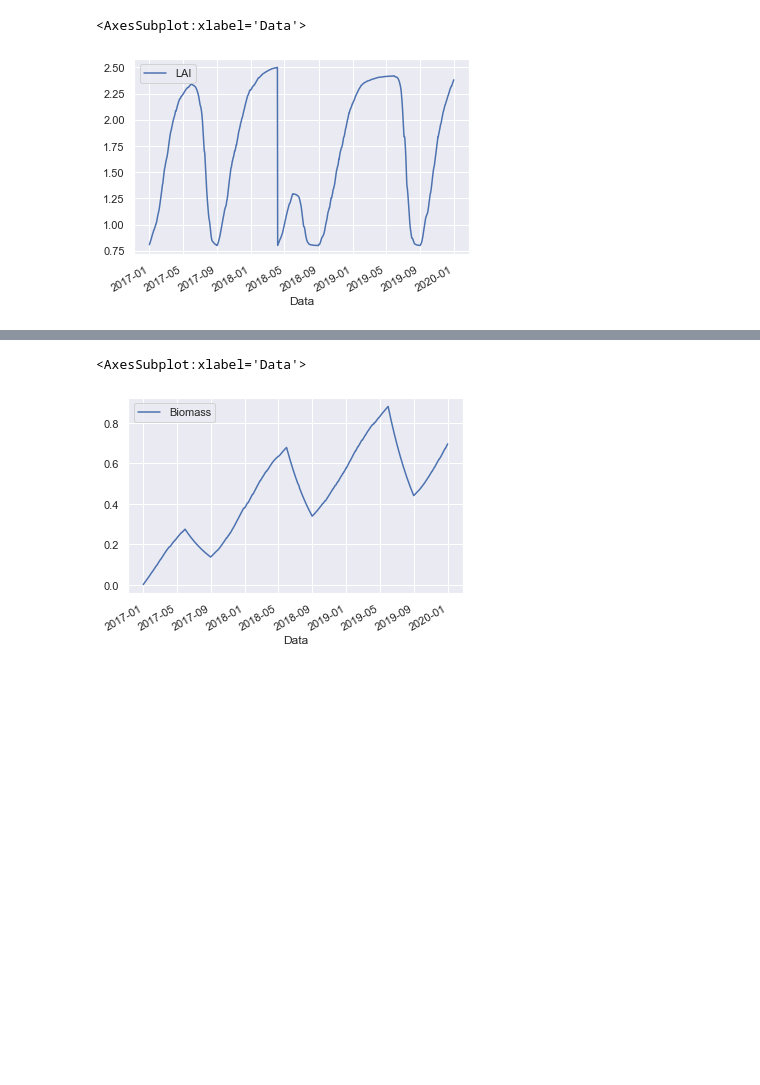
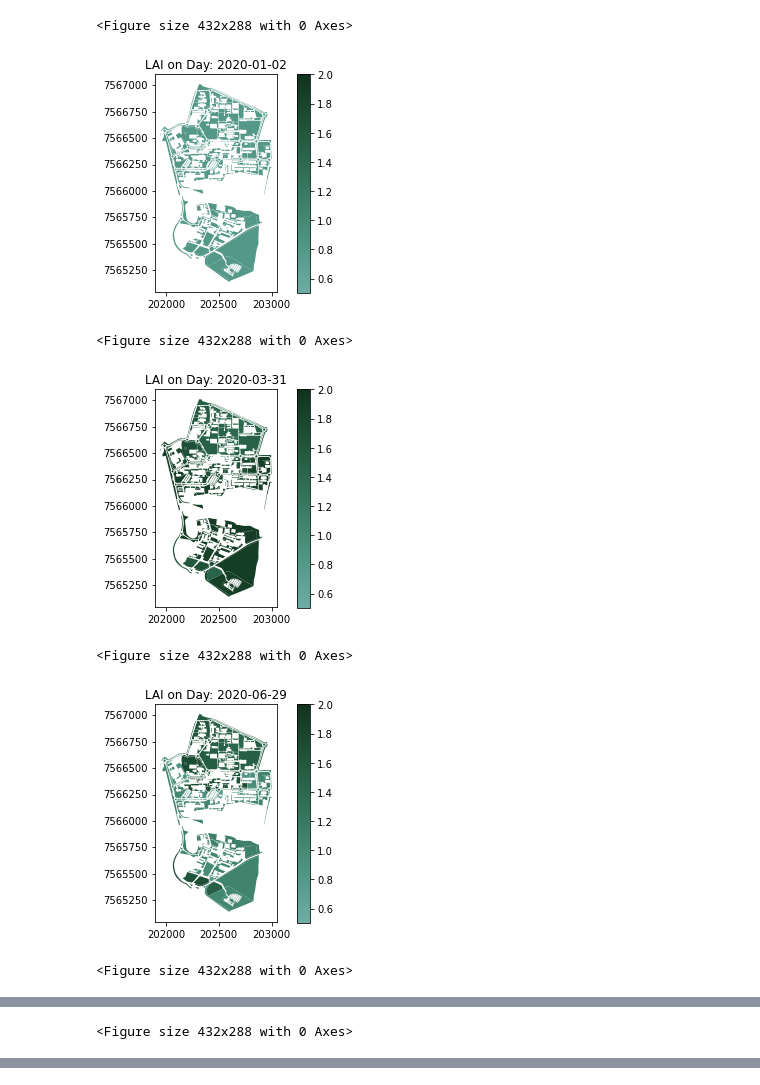
Before and after one commit to vandoirb/ggrowtools, a Jupyter notebook: examples/Run_model_multiareas.ipynb, the cells around one changed output, grey strips where cells are left out. Cells and saved outputs as stored; diff of their text form; code cells hidden in the pictures; blank space fills up the shorter version.

```diff
--- a/examples/Run_model_multiareas.ipynb
+++ b/examples/Run_model_multiareas.ipynb
@@ -22,7 +23,7 @@ import seaborn as sns; sns.set()
 #         - Solar Radiation (Rad)
 #         - Evapotranspiration (ETo)
 # %%
-filename = r'..\data\Embrapa_daily_1095days.txt'
+filename = r'..\data\weatherdata\Embrapa_daily_2020_366days.txt'
 
 wdata = pd.read_csv(filename, skiprows=0,usecols=['Day','TMean','TMax','TMin','RHMean','RHMax','RHMmin',\
         'Rain','VMean','VMax','VDir','Rad','Eto'], sep=';', engine='python', parse_dates=True)
@@ -48 +49,7 @@ wdata
+# %%
+# let's load now the shapefile with the areas.
+# HAND index column must be available or it may be calculated
+# using the "HANDindex = np.exp(-1/20*HAND)"
+db = r'..\data\areas\shape_UFSCar.shp'
+areas = gpd.read_file(db)
 # %% [markdown]
@@ -79,6 +107,34 @@ df4 = pd.DataFrame(lst_dict)
 # %%
 # Finally, we can plot the results to see if the model is working properly
-df4.plot(x='Data',y=['LAI'])
+## This needs Descartes package ##
+import matplotlib.pyplot as plt
+import matplotlib.ticker as ticker
+from matplotlib.colors import ListedColormap
+import seaborn as sns
+pallete = sns.color_palette("ch:2,r=.2,l=.6",as_cmap=True)
+fig = plt.figure()
+for day in df4.Data.unique()[[1,90,180,300,360]]: #selcting few days to plot
+    group = df4.groupby('Data').get_group(day)
+    areas['LAI'] = group.LAI.values
+    plt.clf()
+    mapa = areas.plot(column='LAI',cmap=pallete, vmin=0.5, vmax=2.,linewidth=0)
+    plt.yticks(rotation=0,va='center')
+    plt.title("LAI on Day: "+str(pd.to_datetime(np.datetime_as_string(day)).date()))
+    fig = mapa.get_figure()
+    cax = fig.add_axes([0.7, 0.12, 0.03, 0.76])
+    sm = plt.cm.ScalarMappable(cmap=pallete, norm=plt.Normalize(vmin=0.5, vmax=2.))
+    #sm._A = []
+    fig.colorbar(sm, cax=cax)
+    mapa.yaxis.set_major_formatter(ticker.FormatStrFormatter('%d'))
+    plt.show()
+    # writer.grab_frame()
+    # plt.pause(0.1)
+plt.close()
 # %% [output]
-<AxesSubplot:xlabel='Data'>
+<Figure size 432x288 with 0 Axes>
-[figure, old version]
+[figure, new version]
+<Figure size 432x288 with 0 Axes>
+[figure, added]
+<Figure size 432x288 with 0 Axes>
+[figure, added]
+<Figure size 432x288 with 0 Axes>
@@ -84,0 +142 @@ df4.plot(x='Data',y=['LAI'])
+<Figure size 432x288 with 0 Axes>
@@ -85,6 +143,0 @@ df4.plot(x='Data',y=['LAI'])
-# %%
-#plotting Biomass - it assumes that organic matter is not removed after harvest
-df4.plot(x='Data',y=['Biomass'])
-# %% [output]
-<AxesSubplot:xlabel='Data'>
-[figure, removed]
```
Also changed, not shown: parts of 9 cells of this notebook, 1 other file.
